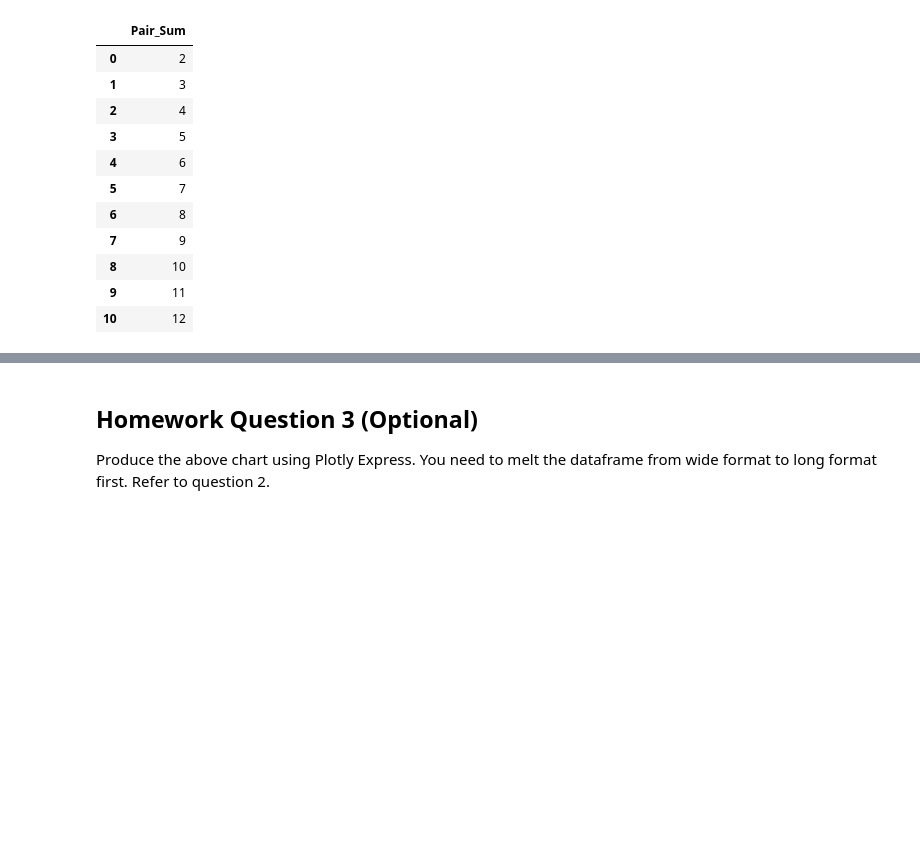
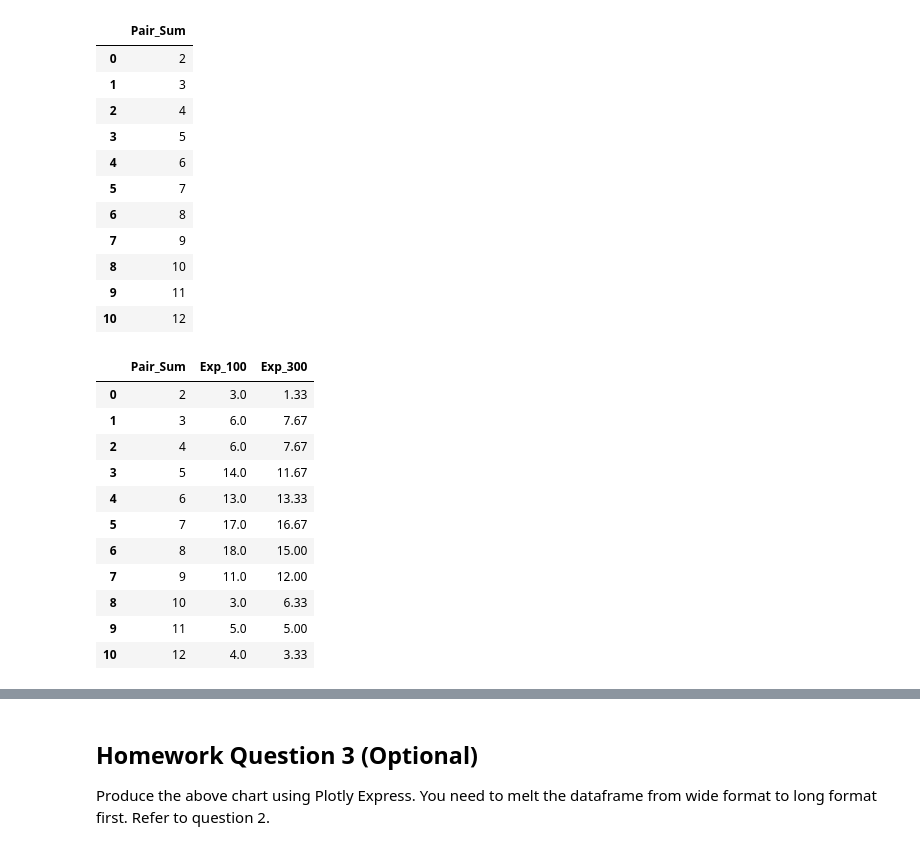
Before and after one commit to DATA-690-SPRING-2022/Snigdha_DATA690, a Jupyter notebook: Assignment_06/roll_dice.ipynb, the cells around one changed output, grey strips where cells are left out. Drawn from its saved outputs; the diff is of its cells as text; code cells hidden in the pictures; blank space fills up the shorter version.

```diff
--- a/Assignment_06/roll_dice.ipynb
+++ b/Assignment_06/roll_dice.ipynb
@@ -319,6 +338,28 @@ df_agg
 | 8 | 10 |
 | 9 | 11 |
 | 10 | 12 |
+# %%
+
+
+
+
+for n in range(100, 500, 200):
+    simulate(n)
+
+df_agg
+# %% [output]
+|  | Pair_Sum | Exp_100 | Exp_300 |
+| 0 | 2 | 3.0 | 1.33 |
+| 1 | 3 | 6.0 | 7.67 |
+| 2 | 4 | 6.0 | 7.67 |
+| 3 | 5 | 14.0 | 11.67 |
+| 4 | 6 | 13.0 | 13.33 |
+| 5 | 7 | 17.0 | 16.67 |
+| 6 | 8 | 18.0 | 15.00 |
+| 7 | 9 | 11.0 | 12.00 |
+| 8 | 10 | 3.0 | 6.33 |
+| 9 | 11 | 5.0 | 5.00 |
+| 10 | 12 | 4.0 | 3.33 |
 # %%
 #df_agg.iloc[:,2:].plot.bar(figsize=(12,8), title="Probability of the Sum of Two Dice Rolls")
 
```
Also changed, not shown: parts of 15 cells of this notebook.
